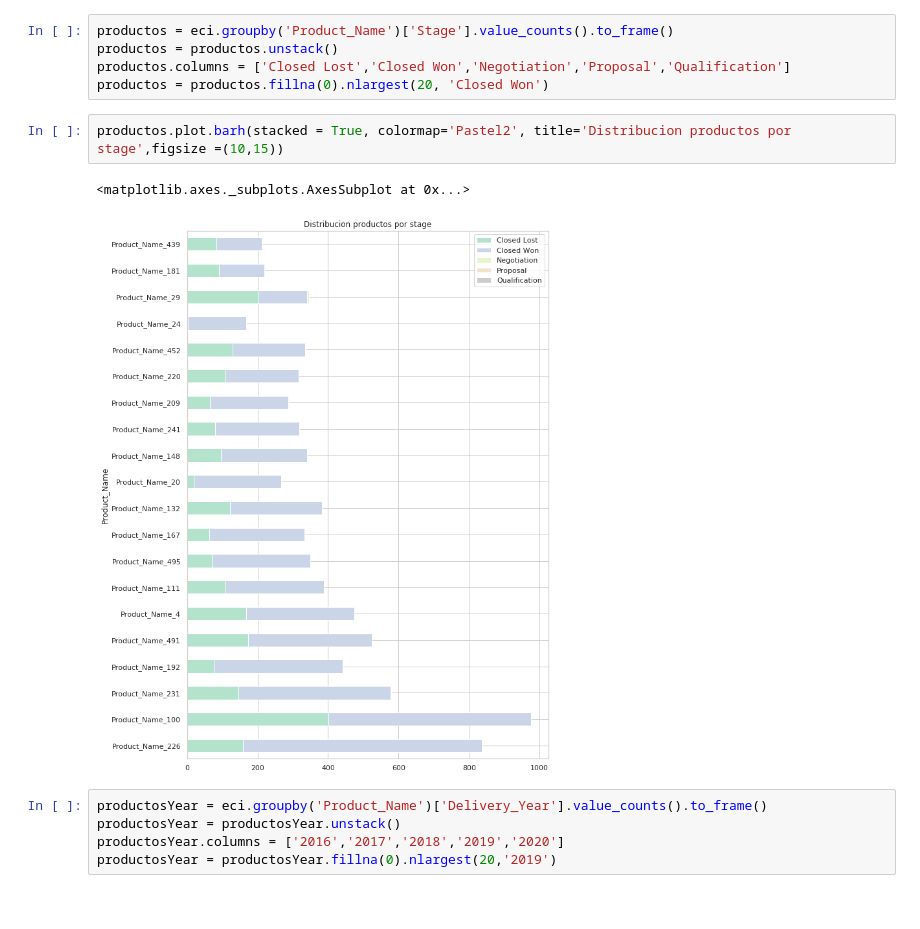
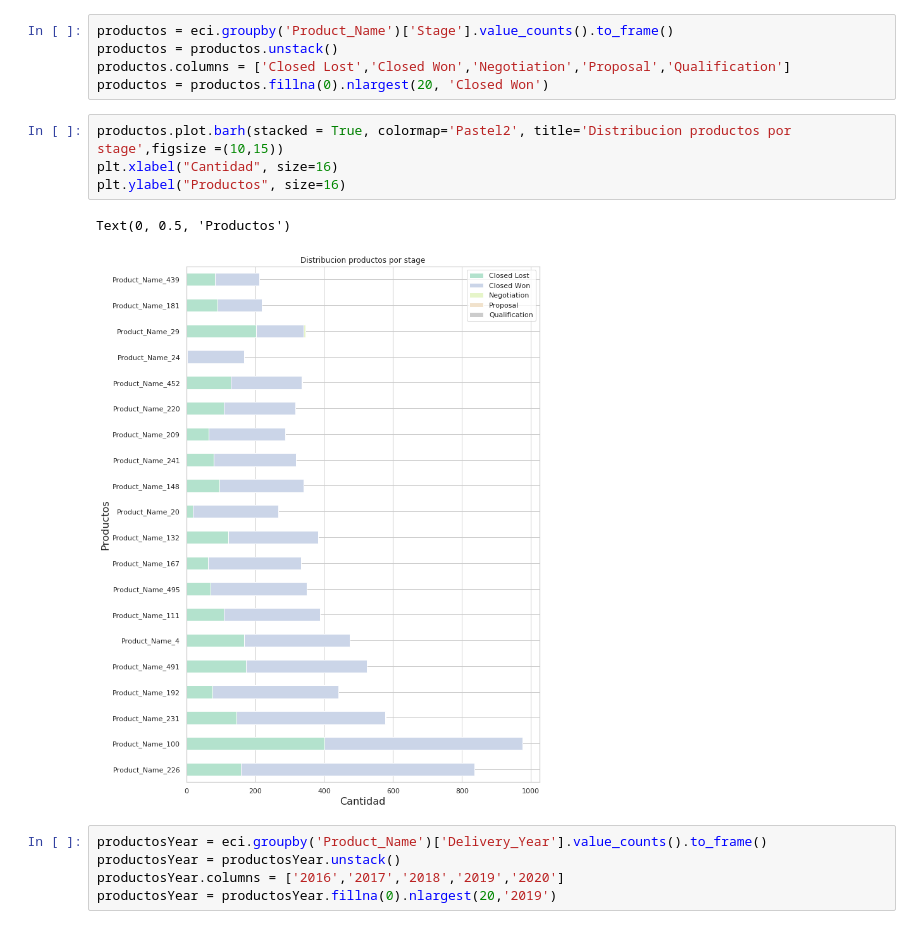
Before and after one commit to germanbc/Organizacion-de-Datos-2c2020-TP1, a Jupyter notebook: TP1.ipynb, the cells around one changed output. Drawn from its saved outputs; the diff is of its cells as text.

```diff
--- a/TP1.ipynb
+++ b/TP1.ipynb
@@ -1088,9 +1088,11 @@ productos.columns = ['Closed Lost','Closed Won','Negotiation','Proposal','Qualif
 productos = productos.fillna(0).nlargest(20, 'Closed Won')
 # %%
 productos.plot.barh(stacked = True, colormap='Pastel2', title='Distribucion productos por stage',figsize =(10,15))
+plt.xlabel("Cantidad", size=16)
+plt.ylabel("Productos", size=16)
 # %% [output]
-<matplotlib.axes._subplots.AxesSubplot at 0x...>
+Text(0, 0.5, 'Productos')
-[figure, old version]
+[figure, new version]
 # %%
 productosYear = eci.groupby('Product_Name')['Delivery_Year'].value_counts().to_frame()
 productosYear = productosYear.unstack()
```
Also changed, not shown: parts of 1 cell of this notebook, 1 other file.
